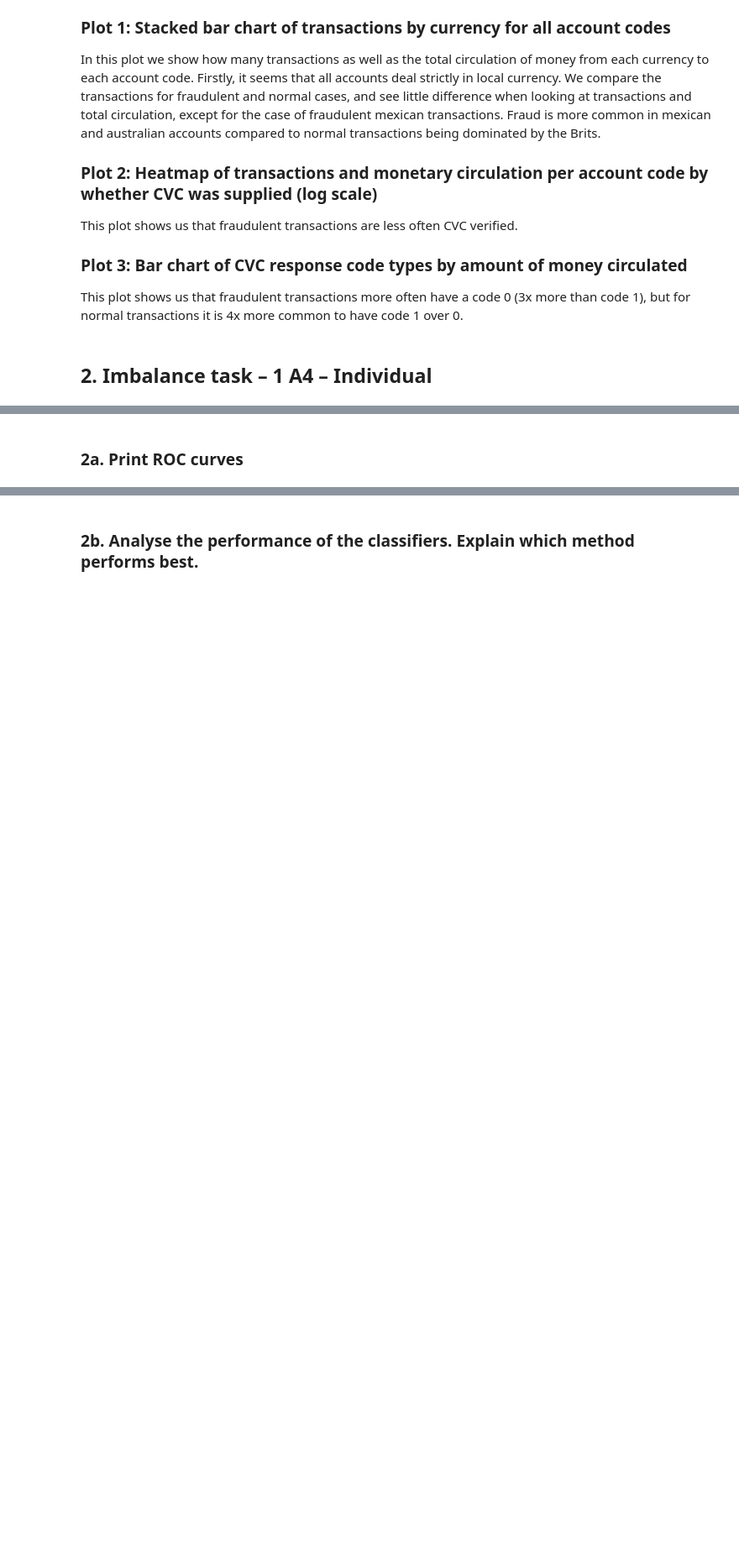
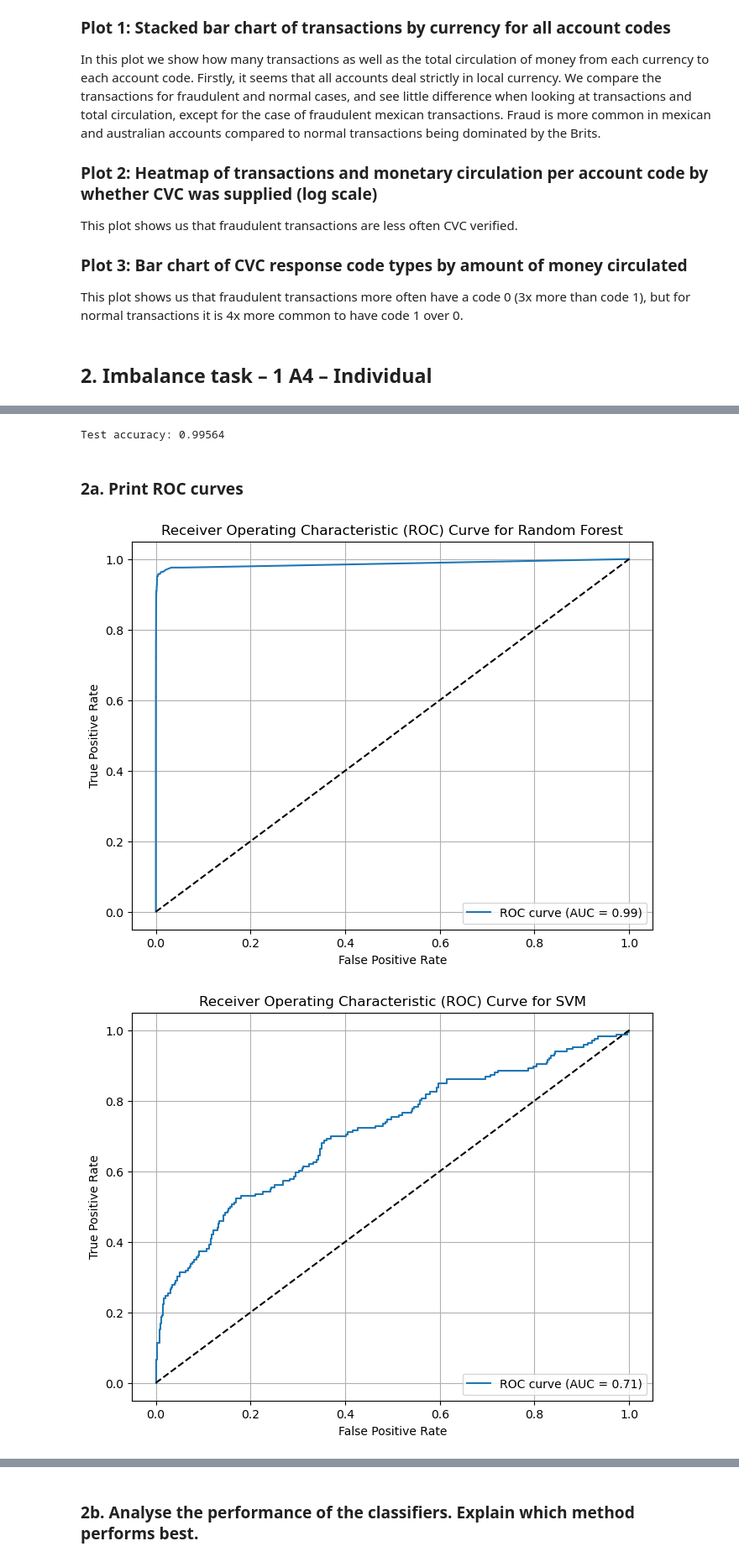
Before and after one commit to amar-mesic/cyber-data, a Jupyter notebook: lab-1/Lab1.ipynb, the cells around one changed output, grey strips where cells are left out. Shown at 84% size. Cells and saved outputs as stored; diff of their text form; code cells hidden in the pictures; blank space fills up the shorter version.

Commit message:
add smote task

```diff
--- a/lab-1/Lab1.ipynb
+++ b/lab-1/Lab1.ipynb
@@ -322,0 +396,3 @@ This plot shows us that fraudulent transactions more often have a code 0 (3x mor
+# %%
+synthetic_data = SMOTE(276*2, 100, 3)
+# synthetic_data
@@ -322,0 +425,6 @@ This plot shows us that fraudulent transactions more often have a code 0 (3x mor
+# %%
+# Create a classifier
+rf_clf = RandomForestClassifier(random_state=42)
+
+# Train the classifier on the training data
+rf_clf.fit(X_train, y_train)
@@ -322,0 +444,5 @@ This plot shows us that fraudulent transactions more often have a code 0 (3x mor
+# %%
+svm_clf = SVC(probability=True, random_state=42)
+
+# Train the classifier on the training data
+svm_clf.fit(X_train, y_train)
@@ -322,0 +462,5 @@ This plot shows us that fraudulent transactions more often have a code 0 (3x mor
+# %%
+mlp_clf = MLPClassifier(solver='adam', alpha=1e-5, hidden_layer_sizes=(15, 10, 5), random_state=42)
+
+# Train the classifier on the training data
+mlp_clf.fit(X_train, y_train)
@@ -323,2 +469,40 @@ This plot shows us that fraudulent transactions more often have a code 0 (3x mor
+# %%
+# Predict on the test data
+mlp_y_pred = mlp_clf.predict(X_test)
+
+# Calculate accuracy
+mlp_accuracy = accuracy_score(y_test, mlp_y_pred)
+print(f"Test accuracy: {mlp_accuracy:.5f}")
+# %% [output]
+Test accuracy: 0.99564
 # %% [markdown]
 ### 2a. Print ROC curves
+# %%
+from sklearn.metrics import roc_curve, roc_auc_score, auc
+
+classifiers = [(rf_clf, 'Random Forest'), (svm_clf, 'SVM'), (mlp_clf, 'MLP')]
+
+for (clf, name) in classifiers:
+
+    # Get the probabilities of the positive class
+    y_probs = clf.predict_proba(X_test)[:, 1]  # Probabilities of positive class
+
+    # Compute the ROC curve
+    fpr, tpr, thresholds = roc_curve(y_test, y_probs)
+
+    # Compute the AUC
+    auc_score = auc(fpr, tpr)
+
+    # Plot the ROC curve
+    plt.figure(figsize=(8, 6))
+    plt.plot(fpr, tpr, label=f'ROC curve (AUC = {auc_score:.2f})')
+    plt.plot([0, 1], [0, 1], 'k--')  # Diagonal line for random guessing
+    plt.xlabel('False Positive Rate')
+    plt.ylabel('True Positive Rate')
+    plt.title('Receiver Operating Characteristic (ROC) Curve for ' + name)
+    plt.legend(loc='lower right')
+    plt.grid()
+    plt.show()
+# %% [output]
+[figure, added]
+[figure, added]
```
Also changed, not shown: parts of 18 cells of this notebook.
